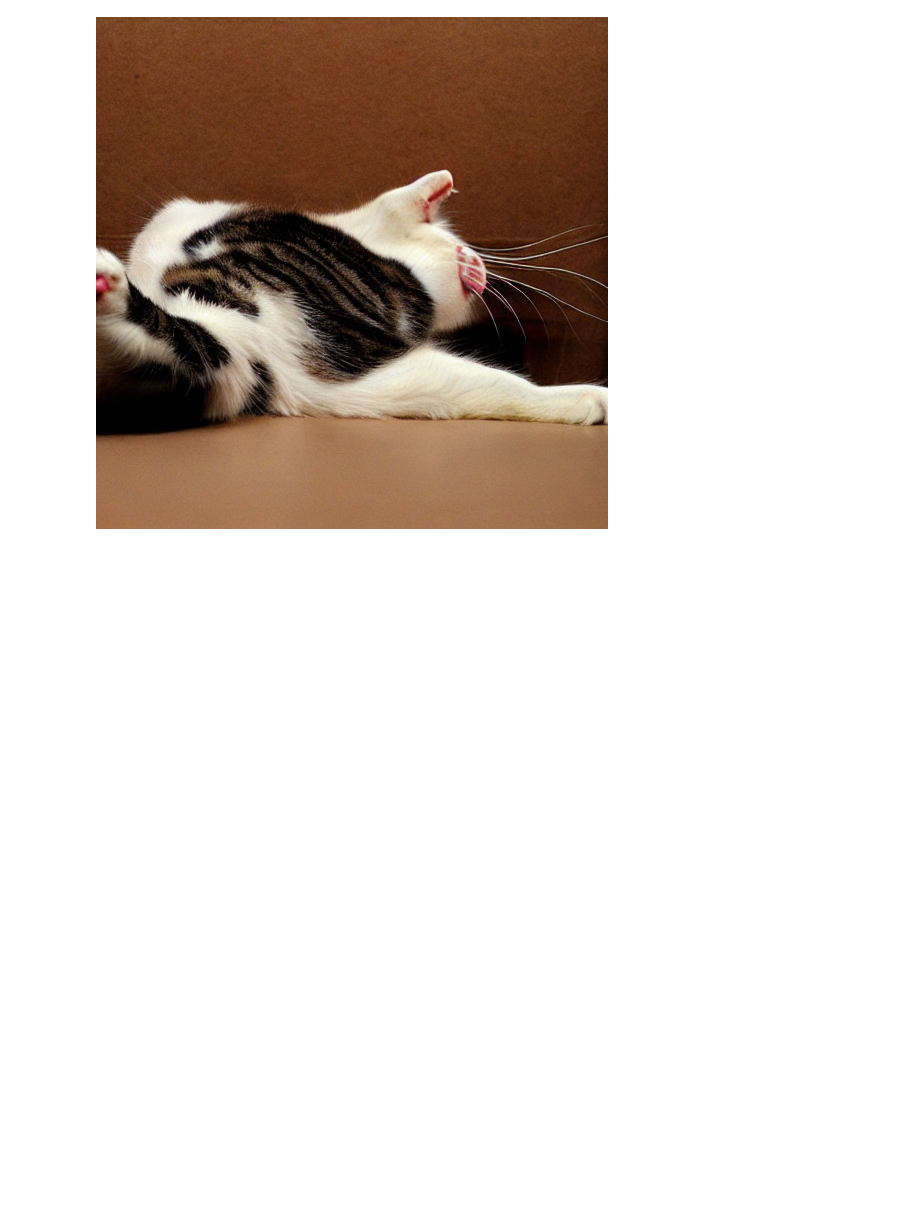
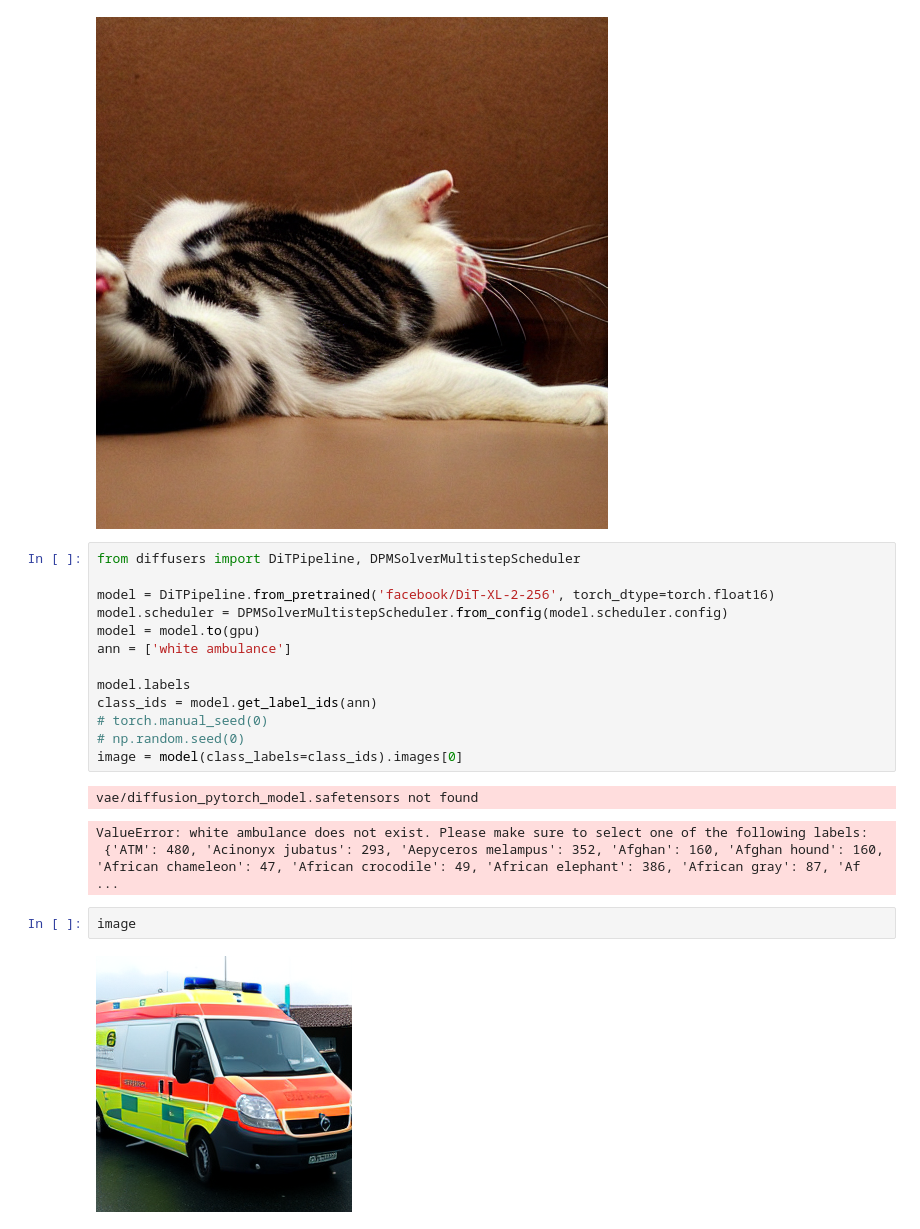
Before and after one commit to ruchikachavhan/diffusion-models-moe, a Jupyter notebook: notebooks/test_sd_model.ipynb, the cells around one changed output. Cells and saved outputs as stored; diff of their text form; blank space fills up the shorter version.

Commit message:
adding new styles and models

```diff
--- a/notebooks/test_sd_model.ipynb
+++ b/notebooks/test_sd_model.ipynb
@@ -44,3 +44,24 @@ image = model(ann, safety_checker=StableDiffusionSafetyChecker()).images[0]
 image
 # %% [output]
 [figure]
+# %%
+from diffusers import DiTPipeline, DPMSolverMultistepScheduler
+
+model = DiTPipeline.from_pretrained('facebook/DiT-XL-2-256', torch_dtype=torch.float16)
+model.scheduler = DPMSolverMultistepScheduler.from_config(model.scheduler.config)
+model = model.to(gpu)
+ann = ['white ambulance']
+
+model.labels
+class_ids = model.get_label_ids(ann)
+# torch.manual_seed(0)
+# np.random.seed(0)
+image = model(class_labels=class_ids).images[0]
+# %% [output]
+vae/diffusion_pytorch_model.safetensors not found
+ValueError: white ambulance does not exist. Please make sure to select one of the following labels:
+ {'ATM': 480, 'Acinonyx jubatus': 293, 'Aepyceros melampus': 352, 'Afghan': 160, 'Afghan hound': 160, 'African chameleon': 47, 'African crocodile': 49, 'African elephant': 386, 'African gray': 87, 'Af ...
+# %%
+image
+# %% [output]
+[figure, added]
```
Also changed, not shown: parts of 5 cells of this notebook, 36 other files.
